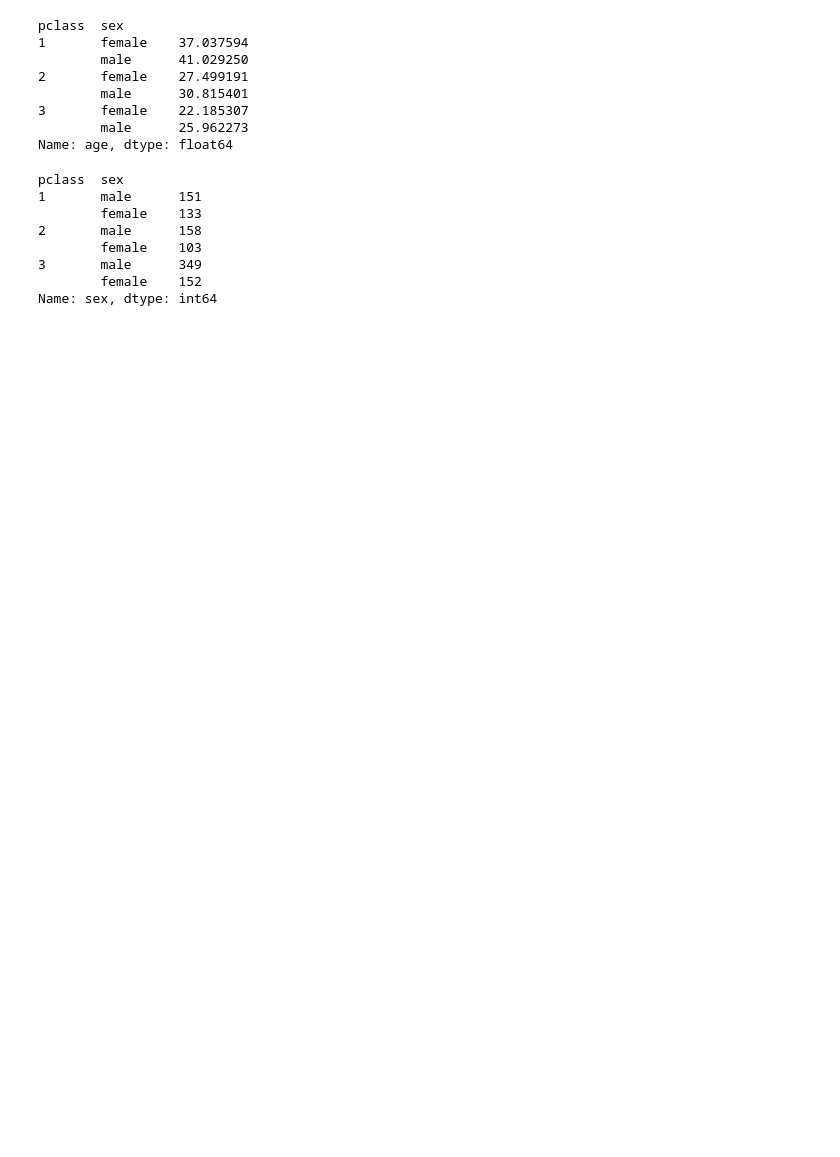
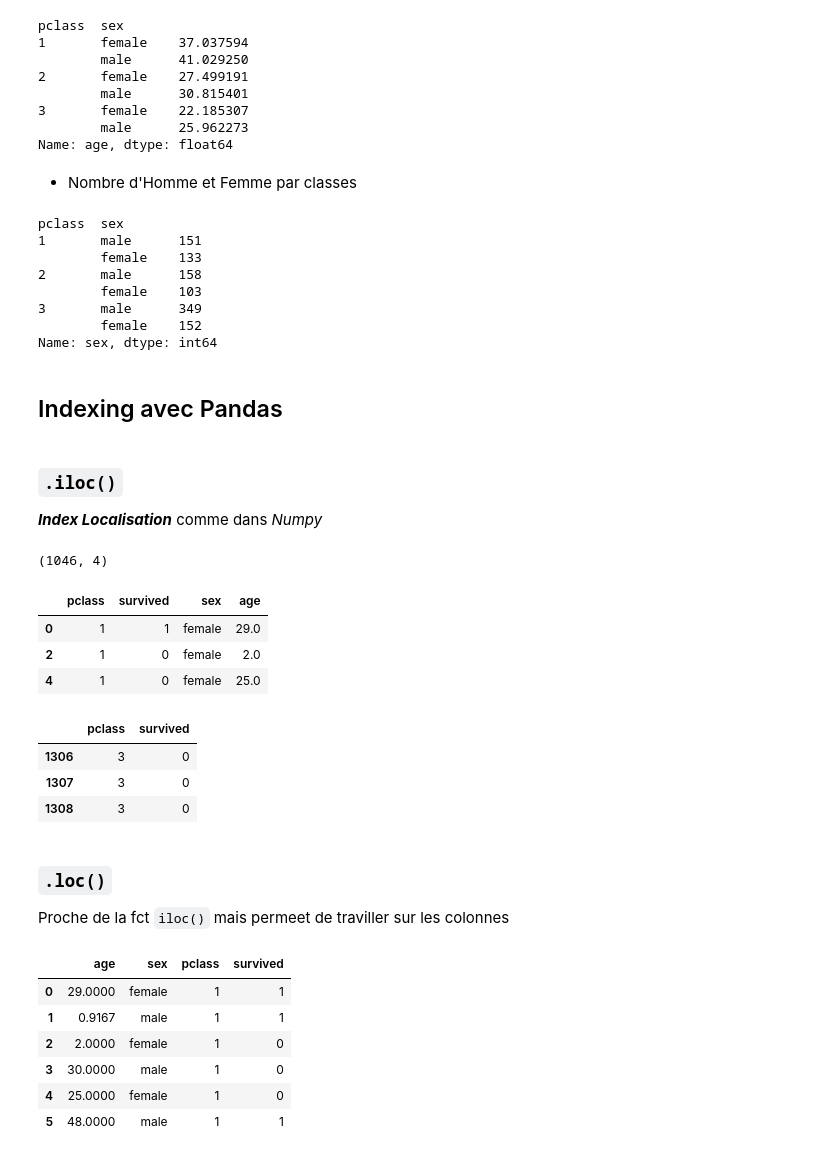
Before and after one commit to Syllaweg/Datascience_toolkit, a Jupyter notebook: Pandas/analyse_Ds_titanic.ipynb, the cells around one changed output. Drawn from its saved outputs; the diff is of its cells as text; code cells hidden in the pictures; blank space fills up the shorter version.

```diff
--- a/Pandas/analyse_Ds_titanic.ipynb
+++ b/Pandas/analyse_Ds_titanic.ipynb
@@ -214,6 +223,8 @@ pclass  sex
 3       female    22.185307
         male      25.962273
 Name: age, dtype: float64
+# %% [markdown]
+- Nombre d'Homme et Femme par classes
 # %%
 data_dropna.groupby(['pclass'])['sex'].value_counts()
 # %% [output]
@@ -225,3 +236,44 @@ pclass  sex
 3       male      349
         female    152
 Name: sex, dtype: int64
+# %% [markdown]
+## Indexing avec Pandas
+# %% [markdown]
+### `.iloc()`
+***Index Localisation*** comme dans *Numpy*
+# %%
+data_dropna.shape
+# %% [output]
+(1046, 4)
+# %%
+# 1 lignes sur 2 de 0 à 6, donc 3 lignes
+data_dropna.iloc[0: 6 :2]
+# %% [output]
+|  | pclass | survived | sex | age |
+| 0 | 1 | 1 | female | 29.0 |
+| 2 | 1 | 0 | female | 2.0 |
+| 4 | 1 | 0 | female | 25.0 |
+# %%
+# les 3 dernières lignes et les 2 première colonnes
+data_dropna.iloc[-3: , 0:2]
+# %% [output]
+|  | pclass | survived |
+| 1306 | 3 | 0 |
+| 1307 | 3 | 0 |
+| 1308 | 3 | 0 |
+# %% [markdown]
+### `.loc()`
+Proche de la fct `iloc()` mais permeet de traviller sur les colonnes
+# %%
+# les 5 première lignes et 4 col selectionnés
+# On aurait pu sélctionner nos colonnes du dataset ainsi
+
+data.loc[0: 5, ['age', 'sex', 'pclass', 'survived']]
+# %% [output]
+|  | age | sex | pclass | survived |
+| 0 | 29.0000 | female | 1 | 1 |
+| 1 | 0.9167 | male | 1 | 1 |
+| 2 | 2.0000 | female | 1 | 0 |
+| 3 | 30.0000 | male | 1 | 0 |
+| 4 | 25.0000 | female | 1 | 0 |
+| 5 | 48.0000 | male | 1 | 1 |
```
Also changed, not shown: parts of 7 cells of this notebook.
